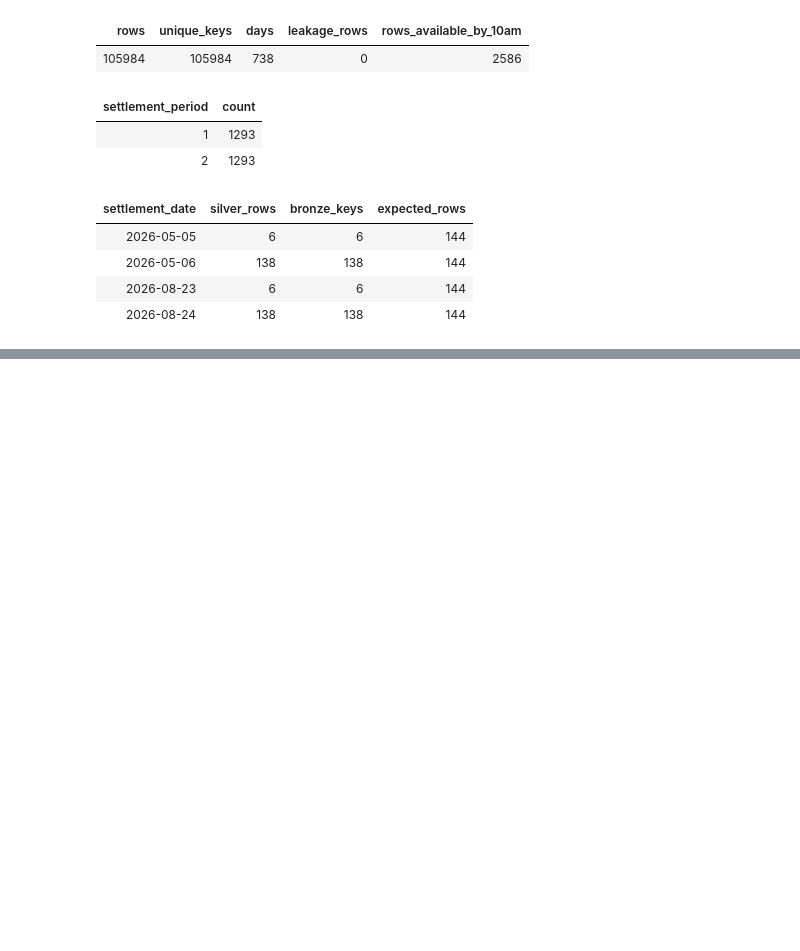
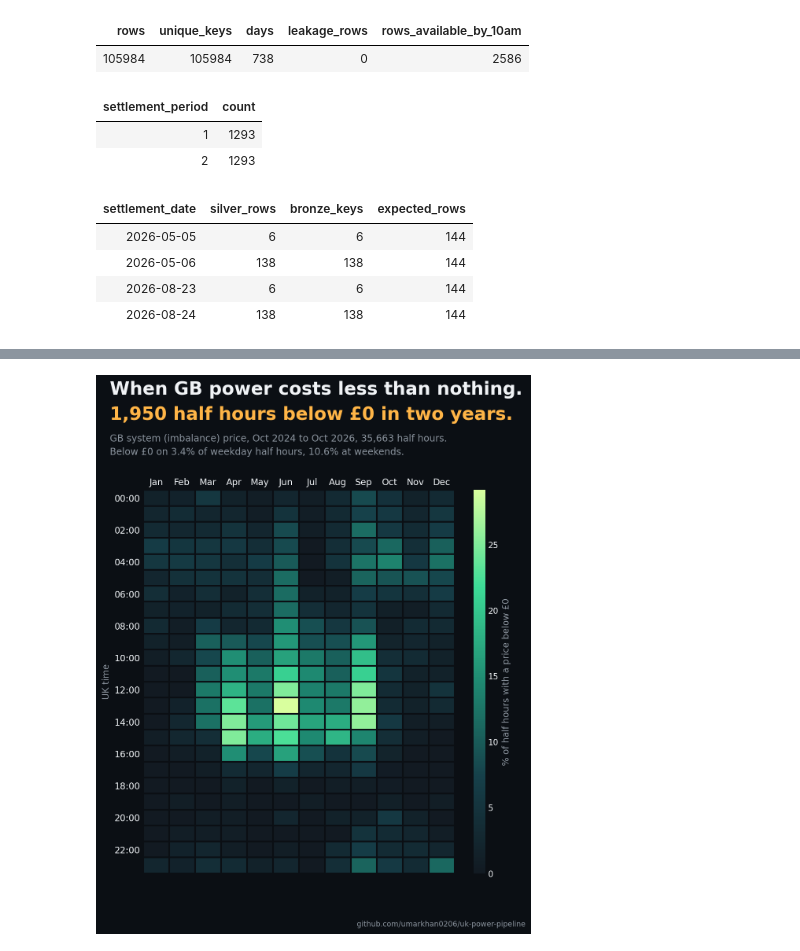
Before and after one commit to umarkhan0206/uk-power-pipeline, a Jupyter notebook: databricks/03_silver.ipynb, the cells around one changed output, grey strips where cells are left out. Saved outputs shown, nothing was run; the diff lists cells and outputs as text; code cells hidden in the pictures; blank space fills up the shorter version.

```diff
--- a/databricks/03_silver.ipynb
+++ b/databricks/03_silver.ipynb
@@ -637,3 +637,78 @@ display(silver_days.join(bronze_days, "settlement_date")
 | 2026-05-06 | 138 | 138 | 144 |
 | 2026-08-23 | 6 | 6 | 144 |
 | 2026-08-24 | 138 | 138 | 144 |
+# %%
+import numpy as np
+import matplotlib.pyplot as plt
+from matplotlib.colors import LinearSegmentedColormap
+from pyspark.sql import functions as F
+
+sp = spark.table("workspace.silver.system_prices")
+local = F.from_utc_timestamp("start_time_utc", "Europe/London")
+df = sp.select(
+    F.hour(local).alias("hour"),
+    F.month(local).alias("month"),
+    F.dayofweek(local).isin(1, 7).alias("weekend"),          # Sunday = 1, Saturday = 7
+    (F.col("system_sell_price") < 0).cast("int").alias("neg"),
+)
+
+# The real numbers, printed so every figure on the image can be checked
+total = df.count()
+total_neg = df.agg(F.sum("neg")).first()[0]
+rates = {r["weekend"]: 100 * r["rate"] for r in
+         df.groupBy("weekend").agg(F.avg("neg").alias("rate")).collect()}
+weekday_rate, weekend_rate = rates[False], rates[True]
+print(f"half hours: {total:,} | below £0: {total_neg:,} | "
+      f"weekday {weekday_rate:.1f}% | weekend {weekend_rate:.1f}%")
+
+cells = df.groupBy("hour", "month").agg((100 * F.avg("neg")).alias("pct"),
+                                        F.count("*").alias("n")).toPandas()
+grid = cells.pivot(index="hour", columns="month", values="pct").reindex(
+    index=range(24), columns=range(1, 13))
+print("Top 5 cells:")
+print(cells.sort_values("pct", ascending=False).head(5).to_string(index=False))
+
+# The image
+plt.rcParams["font.family"] = ["DejaVu Sans"]
+BG, FG, GREY, AMBER = "#0b0f14", "#f0f3f6", "#8b949e", "#ffb547"
+cmap = LinearSegmentedColormap.from_list(
+    "neg", ["#121a22", "#16404a", "#1f8a72", "#3ddc97", "#d9ff9e"])
+months = ["Jan", "Feb", "Mar", "Apr", "May", "Jun", "Jul", "Aug", "Sep", "Oct", "Nov", "Dec"]
+
+fig = plt.figure(figsize=(8, 10), dpi=150)
+fig.patch.set_facecolor(BG)
+ax = fig.add_axes([0.13, 0.12, 0.66, 0.65])
+ax.set_facecolor(BG)
+im = ax.imshow(grid.values, cmap=cmap, vmin=0, vmax=np.nanmax(grid.values), aspect="auto")
+ax.set_xticks(np.arange(-0.5, 12, 1), minor=True)
+ax.set_yticks(np.arange(-0.5, 24, 1), minor=True)
+ax.grid(which="minor", color=BG, linewidth=2)
+ax.tick_params(which="minor", length=0)
+ax.set_xticks(range(12), months)
+ax.set_yticks(range(0, 24, 2), [f"{h:02d}:00" for h in range(0, 24, 2)])
+ax.tick_params(colors=FG, labelsize=11, length=0)
+ax.xaxis.tick_top()
+for s in ax.spines.values():
+    s.set_visible(False)
+ax.set_ylabel("UK time", color=GREY, fontsize=11)
+
+cax = fig.add_axes([0.83, 0.12, 0.025, 0.65])
+cb = fig.colorbar(im, cax=cax)
+cb.outline.set_visible(False)
+cb.ax.tick_params(colors=FG, labelsize=10, length=0)
+cb.set_label("% of half hours with a price below £0", color=GREY, fontsize=11)
+
+fig.text(0.06, 0.955, "When GB power costs less than nothing.", color=FG, fontsize=22,
+         fontweight="bold", va="top")
+fig.text(0.06, 0.912, f"{total_neg:,} half hours below £0 in two years.", color=AMBER,
+         fontsize=22, fontweight="bold", va="top")
+fig.text(0.06, 0.865,
+         f"GB system (imbalance) price, Oct 2024 to Oct 2026, {total:,} half hours.\n"
+         f"Below £0 on {weekday_rate:.1f}% of weekday half hours, {weekend_rate:.1f}% at weekends.",
+         color=GREY, fontsize=11.5, va="top", linespacing=1.5)
+fig.text(0.94, 0.03, "github.com/umarkhan0206/uk-power-pipeline", color=GREY, fontsize=9,
+         ha="right")
+
+fig.savefig("/Volumes/workspace/bronze/landing/linkedin_part4_negative_prices.png", facecolor=BG)
+plt.show()
+# %% [output]
@@ -639,0 +723 @@ display(silver_days.join(bronze_days, "settlement_date")
+[figure, added]
```
Also changed, not shown: parts of 3 cells of this notebook, 3 other files.
